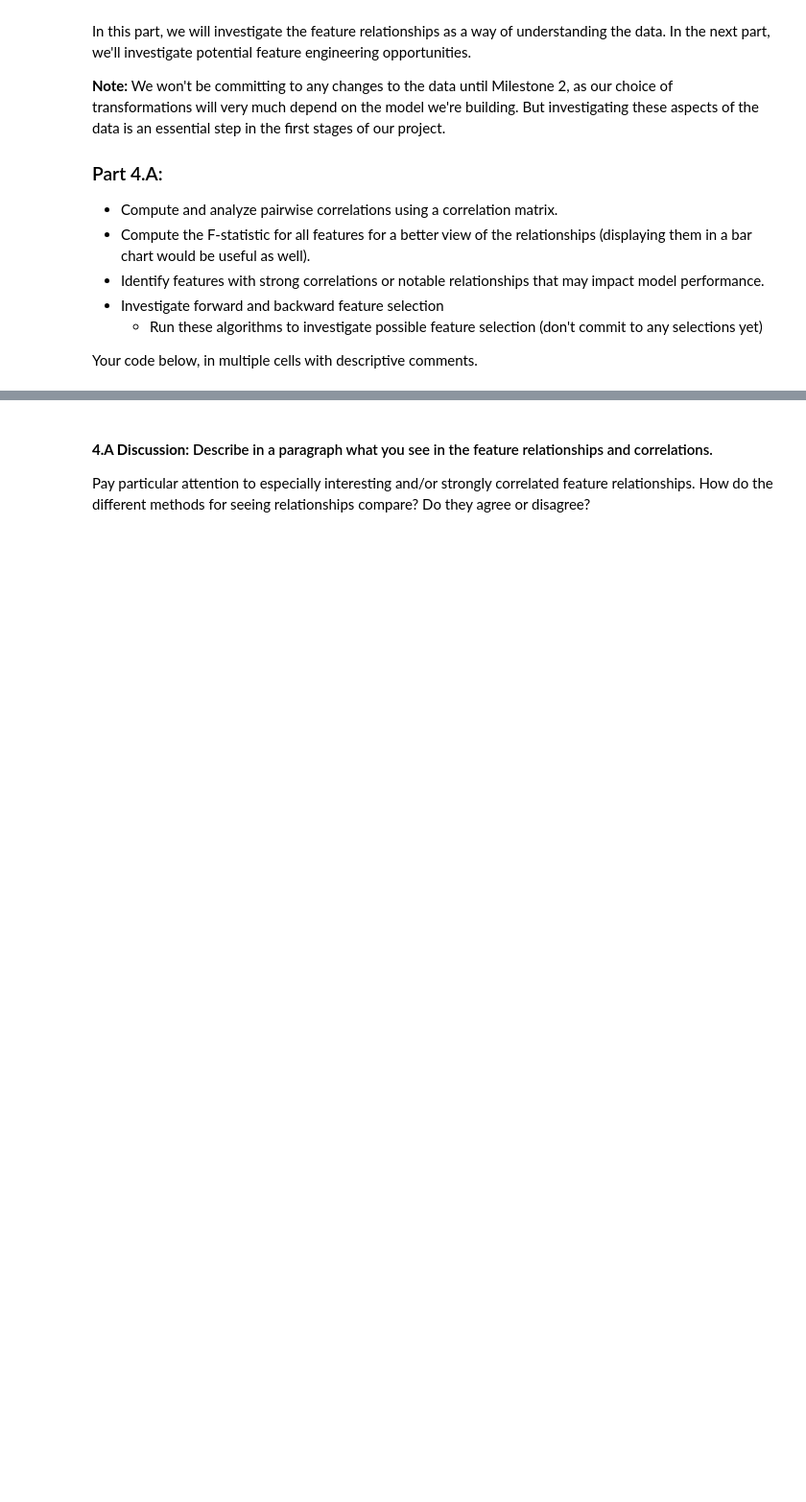
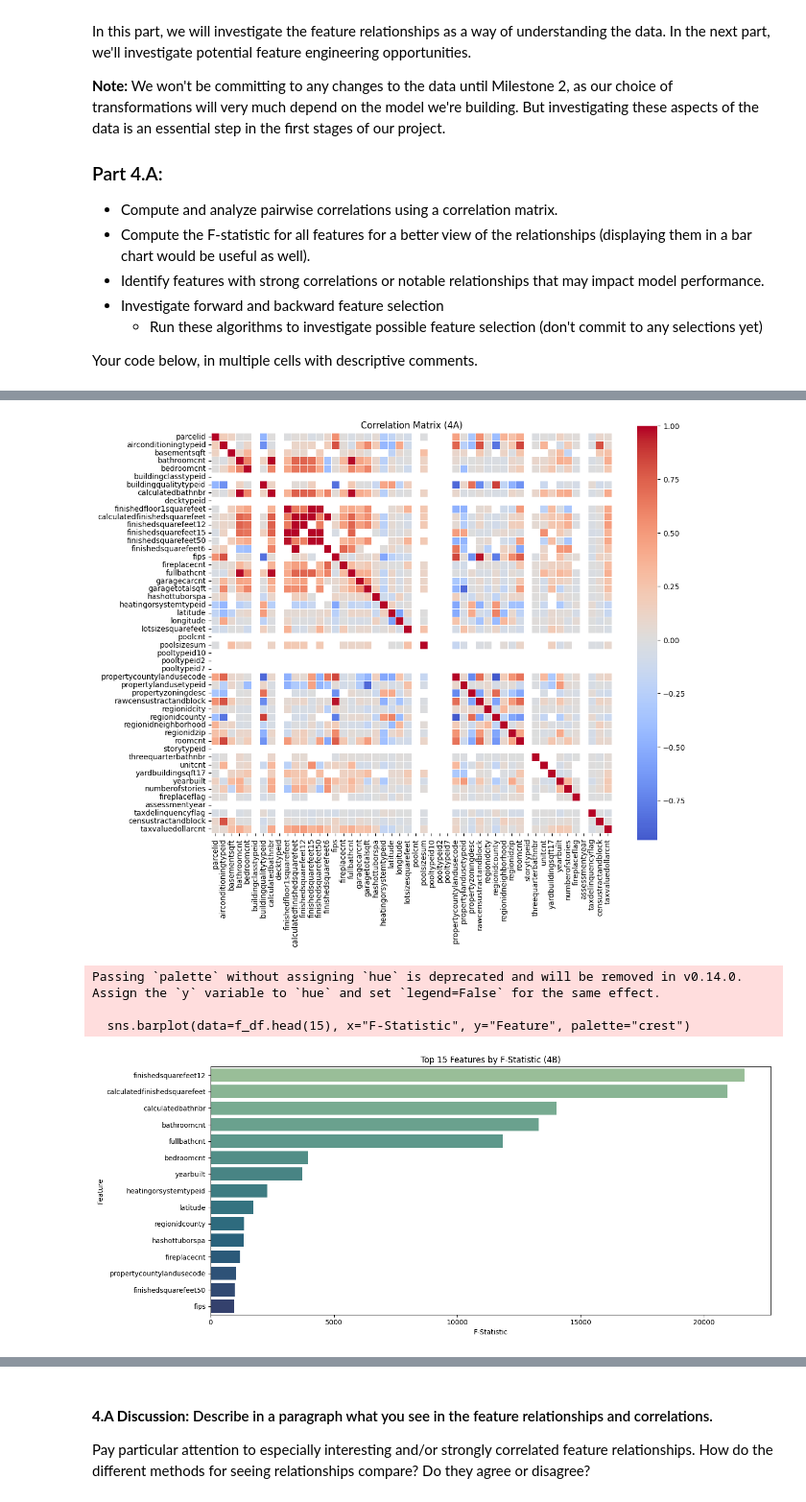
Before and after one commit to ndumay/Module3Assignments2-Final, a Jupyter notebook: Mod3-Milestone1/Milestone_01.ipynb, the cells around one changed output, grey strips where cells are left out. Shown at 96% size. Saved outputs shown, nothing was run; the diff lists cells and outputs as text; code cells hidden in the pictures; blank space fills up the shorter version.

```diff
--- a/Mod3-Milestone1/Milestone_01.ipynb
+++ b/Mod3-Milestone1/Milestone_01.ipynb
@@ -629,3 +629,23 @@ Remaining null values after conservative handling: 1665886
 ### 3.E: Encode the Categorical Features (if any)
 
 You may not have any categorical features. If you do, encode them in the next step. No discussion is necessary.
+# %%
+df_encoded = df_imputed.copy()
+
+# Adjusted list — exclude 'yearbuilt'
+categorical_candidates = [
+    'fips', 'buildingqualitytypeid', 'heatingorsystemtypeid',
+    'propertylandusetypeid', 'regionidcity', 'regionidcounty',
+    'regionidzip'
+]
+
+# Convert known categorical features
+for col in categorical_candidates:
+    if col in df_encoded.columns:
+        df_encoded[col] = df_encoded[col].astype("category")
+
+# Encode with .cat.codes
+for col in df_encoded.select_dtypes(include="category").columns:
+    df_encoded[col] = df_encoded[col].cat.codes
+
+print("Correctly encoded categorical features:", categorical_candidates)
@@ -647,0 +741,47 @@ Your code below, in multiple cells with descriptive comments.
+# %%
+
+from sklearn.feature_selection import f_regression
+
+# Step 1: Copy encoded dataset
+df_analysis = df_encoded.copy()
+
+# Step 2: Label encode any object-type categorical fields
+for col in df_analysis.select_dtypes(include=["object"]).columns:
+    df_analysis[col] = df_analysis[col].astype("category").cat.codes
+
+# Step 3: Temporarily impute NaNs (for analysis only)
+X = df_analysis.drop(columns=["taxvaluedollarcnt"])
+y = df_analysis["taxvaluedollarcnt"]
+X_temp = X.fillna(X.median(numeric_only=True))
+
+# Step 4: Compute F-statistics
+f_stats, p_vals = f_regression(X_temp, y)
+f_df = pd.DataFrame({
+    "Feature": X_temp.columns,
+    "F-Statistic": f_stats,
+    "P-Value": p_vals
+}).sort_values(by="F-Statistic", ascending=False)
+
+# Step 5 (4A): Correlation heatmap
+plt.figure(figsize=(12, 10))
+sns.heatmap(df_analysis.corr(numeric_only=True), cmap='coolwarm', center=0, square=True, linewidths=0.5)
+plt.title("Correlation Matrix (4A)")
+plt.show()
+
+# Step 6 (4B): Horizontal bar chart of top 15 predictors
+plt.figure(figsize=(14, 6))
+sns.barplot(data=f_df.head(15), x="F-Statistic", y="Feature", palette="crest")
+plt.title("Top 15 Features by F-Statistic (4B)")
+plt.xlabel("F-Statistic")
+plt.ylabel("Feature")
+plt.tight_layout()
+plt.show()
+
+# Step 7: Optional — View top 15 in table
+f_df.head(15)
+# %% [output]
+[figure, added]
+Passing `palette` without assigning `hue` is deprecated and will be removed in v0.14.0. Assign the `y` variable to `hue` and set `legend=False` for the same effect.
+
+  sns.barplot(data=f_df.head(15), x="F-Statistic", y="Feature", palette="crest")
+[figure, added]
```
Also changed, not shown: parts of 10 cells of this notebook, 1 other file.
